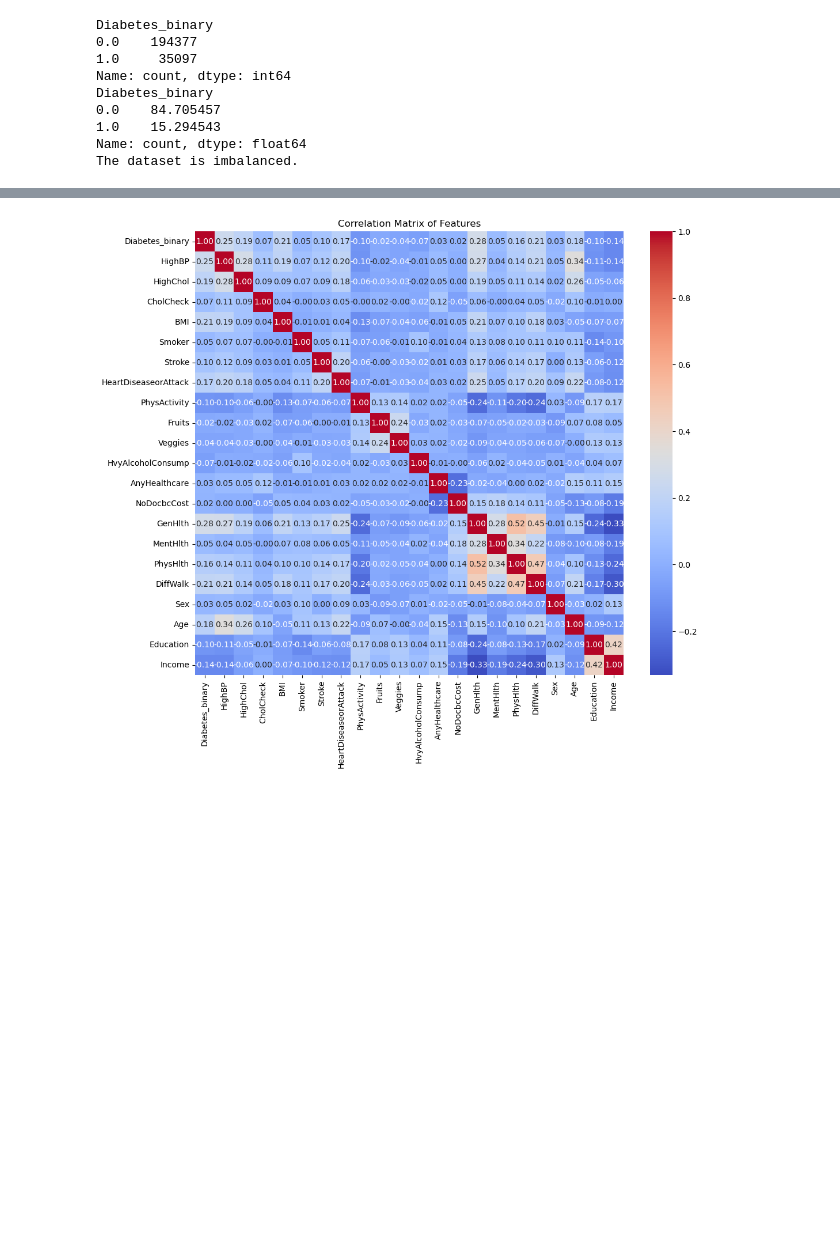
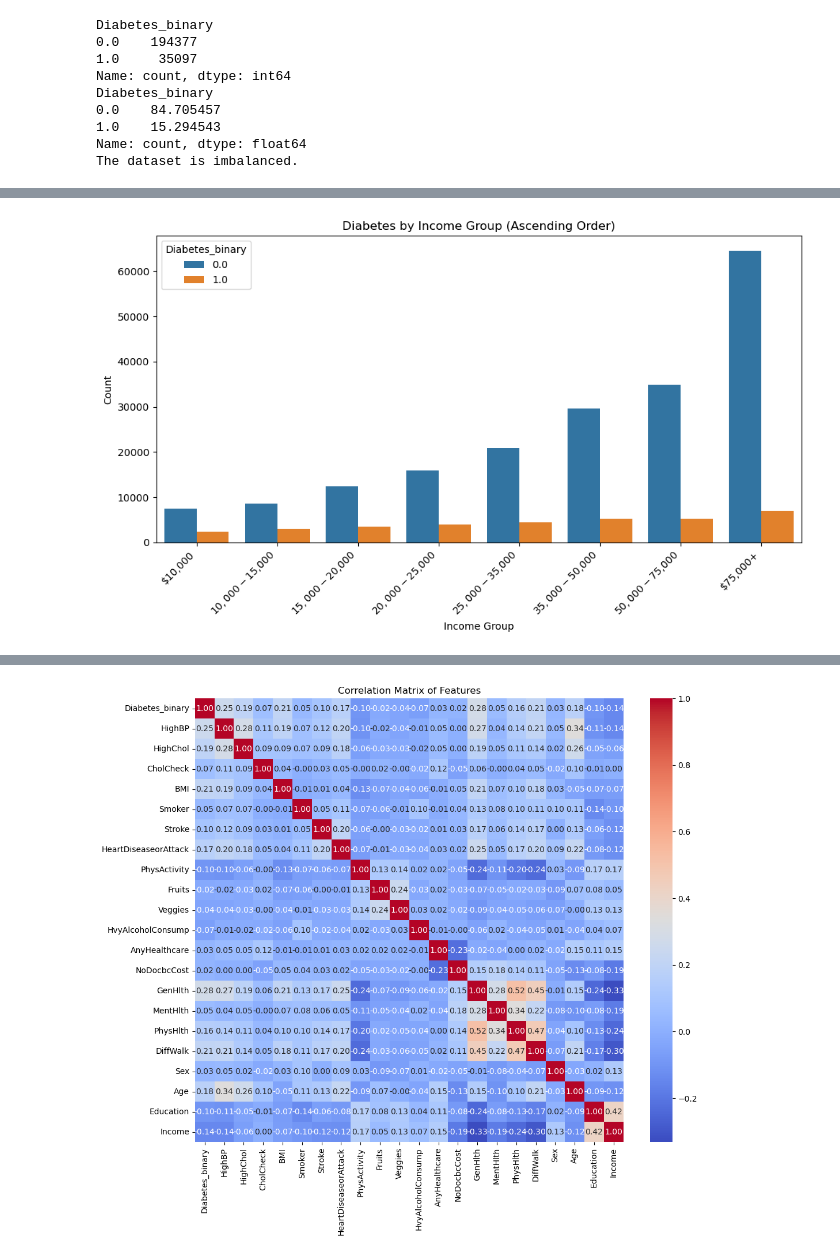
Before and after one commit to hegdesan-us/final_project, a Jupyter notebook: Final_Capstone.ipynb, the cells around one changed output, grey strips where cells are left out. Saved outputs shown, nothing was run; the diff lists cells and outputs as text; code cells hidden in the pictures; blank space fills up the shorter version.

```diff
--- a/Final_Capstone.ipynb
+++ b/Final_Capstone.ipynb
@@ -235 +239,46 @@ FileNotFoundError: [Errno 2] No such file or directory: '/Users/sanjayhegde/Docu
 [figure]
+# %%
+# Understand Diabetes by Income Group ( Following bin data has been taken from the research)
+# 2 Less than $15,000 ($10,000 to less than $15,000)
+# 3 Less than $20,000 ($15,000 to less than $20,000)
+# 4 Less than $25,000 ($20,000 to less than $25,000)
+# 5 Less than $35,000 ($25,000 to less than $35,000)
+# 6 Less than $50,000 ($35,000 to less than $50,000)
+# 7 Less than $75,000 ($50,000 to less than $75,000)
+# 8 $75,000 or more
+# 77 Don’t know/Not sure (removed from dataset)
+# 99 Refused (removed from dataset)
+# BLANK Not asked or Missing(removed from dataset) and plot diabetes by incomegroup in ascending order
+
+# ... (Your existing code)
+
+# Income group mapping
+income_mapping = {
+    1: '$10,000',
+    2: '$10,000-$15,000',
+    3: '$15,000-$20,000',
+    4: '$20,000-$25,000',
+    5: '$25,000-$35,000',
+    6: '$35,000-$50,000',
+    7: '$50,000-$75,000',
+    8: '$75,000+'
+}
+
+# Remove rows with 'Income' values not in the mapping
+df = df[df['Income'].isin(income_mapping.keys())]
+
+# Map numerical income values to income group labels
+df['IncomeGroup'] = df['Income'].map(income_mapping)
+
+# Plot diabetes by income group
+plt.figure(figsize=(10, 6))
+sns.countplot(x='IncomeGroup', hue='Diabetes_binary', data=df, order=sorted(df['IncomeGroup'].unique()))
+plt.title('Diabetes by Income Group (Ascending Order)')
+plt.xlabel('Income Group')
+plt.ylabel('Count')
+plt.xticks(rotation=45, ha='right')  # Rotate x-axis labels for better readability
+plt.tight_layout()
+plt.savefig('images/IncomeAge.png')
+plt.show()
+# %% [output]
+[figure, added]
```
Also changed, not shown: parts of 12 cells of this notebook, 4 other files.
